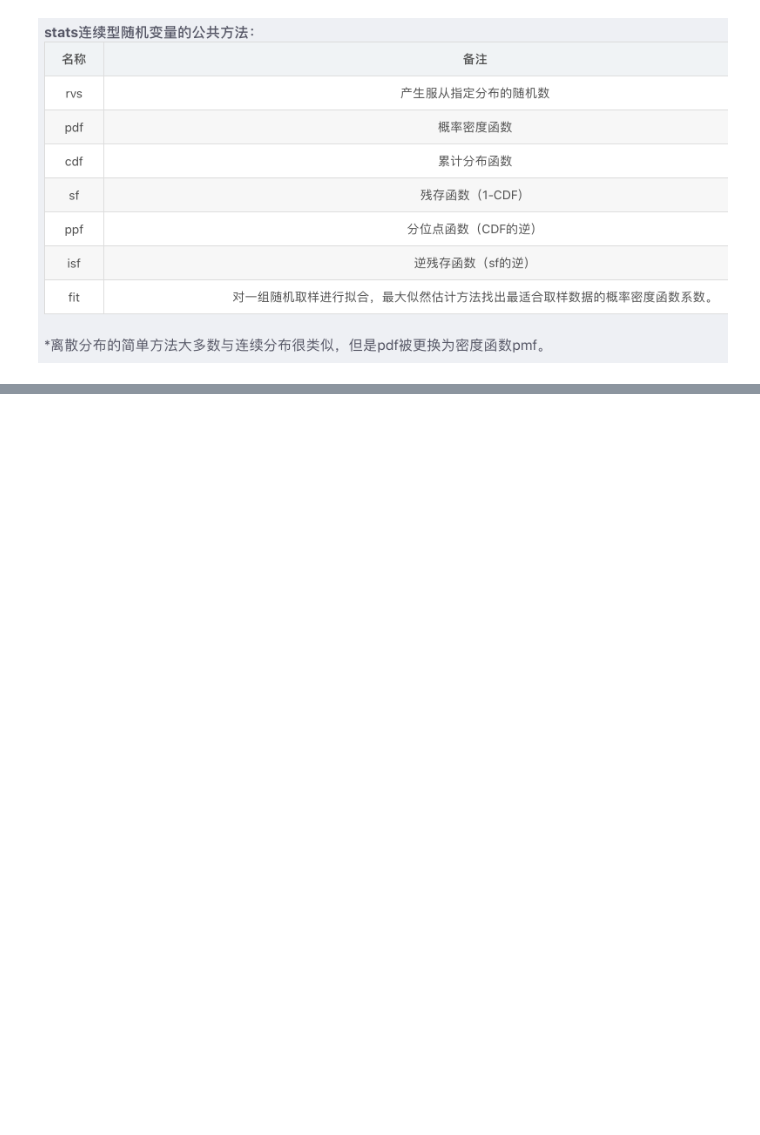
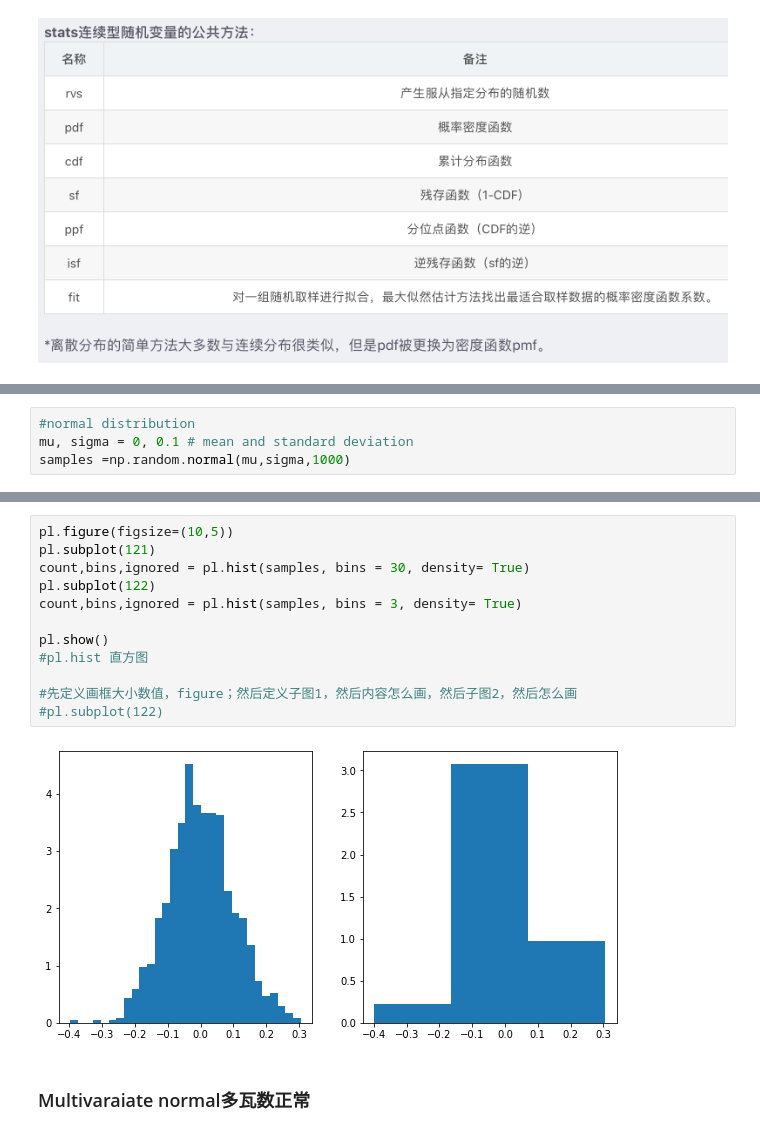
Before and after one commit to Alecia113/2021-S2, a Jupyter notebook: Machine L/1/foundation3_Probability.ipynb, the cells around one changed output, grey strips where cells are left out. Cells and saved outputs as stored; diff of their text form; blank space fills up the shorter version.

```diff
--- a/Machine L/1/foundation3_Probability.ipynb
+++ b/Machine L/1/foundation3_Probability.ipynb
@@ -140,0 +174,4 @@ pl.show()
+# %%
+#normal distribution
+mu, sigma = 0, 0.1 # mean and standard deviation
+samples =np.random.normal(mu,sigma,1000)
@@ -140,0 +204,16 @@ pl.show()
+# %%
+pl.figure(figsize=(10,5))
+pl.subplot(121)
+count,bins,ignored = pl.hist(samples, bins = 30, density= True)
+pl.subplot(122)
+count,bins,ignored = pl.hist(samples, bins = 3, density= True)
+
+pl.show()
+#pl.hist 直方图
+
+#先定义画框大小数值，figure；然后定义子图1，然后内容怎么画，然后子图2，然后怎么画
+#pl.subplot(122)
+# %% [output]
+[figure, added]
+# %% [markdown]
+### Multivaraiate normal多瓦数正常
```
Also changed, not shown: parts of 57 cells of this notebook.
